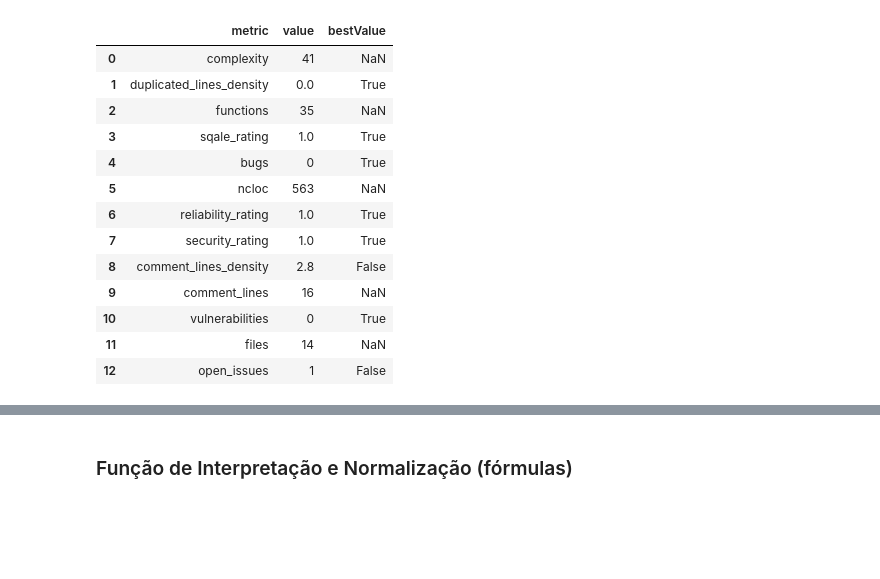
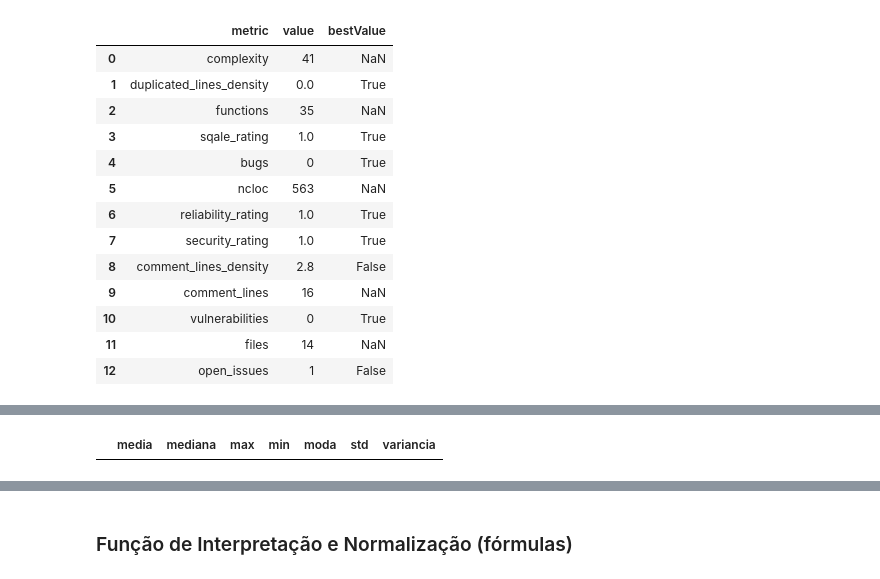
Before and after one commit to fga-eps-mds/2020.1-Grupo6, a Jupyter notebook: analytics/src/analytics.ipynb, the cells around one changed output, grey strips where cells are left out. Drawn from its saved outputs; the diff is of its cells as text; code cells hidden in the pictures; blank space fills up the shorter version.

```diff
--- a/analytics/src/analytics.ipynb
+++ b/analytics/src/analytics.ipynb
@@ -198,6 +198,11 @@ back_r1_df
 # print('Variancia' + back_r1_df['complexity'].astype(int).var())
 
 # Criar o dataframe
+# %%
+df_medidas = pd.DataFrame(columns=['media','mediana','max','min','moda','std','variancia'])
+df_medidas
+# %% [output]
+|  | media | mediana | max | min | moda | std | variancia |
 # %%
 back_r1_df['complexity'].astype(int).plot.box()
 # %% [output]
```
Also changed, not shown: parts of 101 cells of this notebook.
